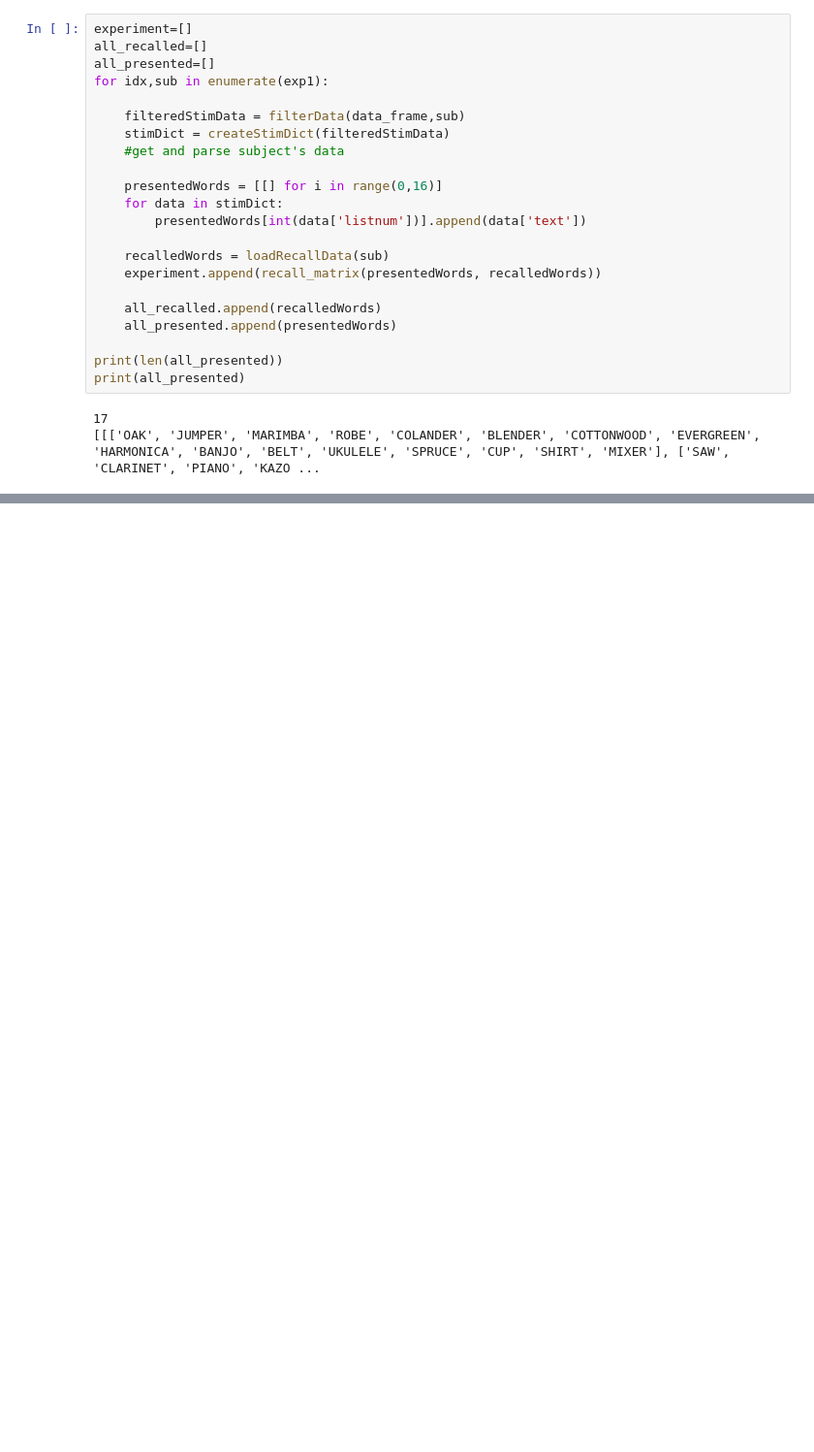
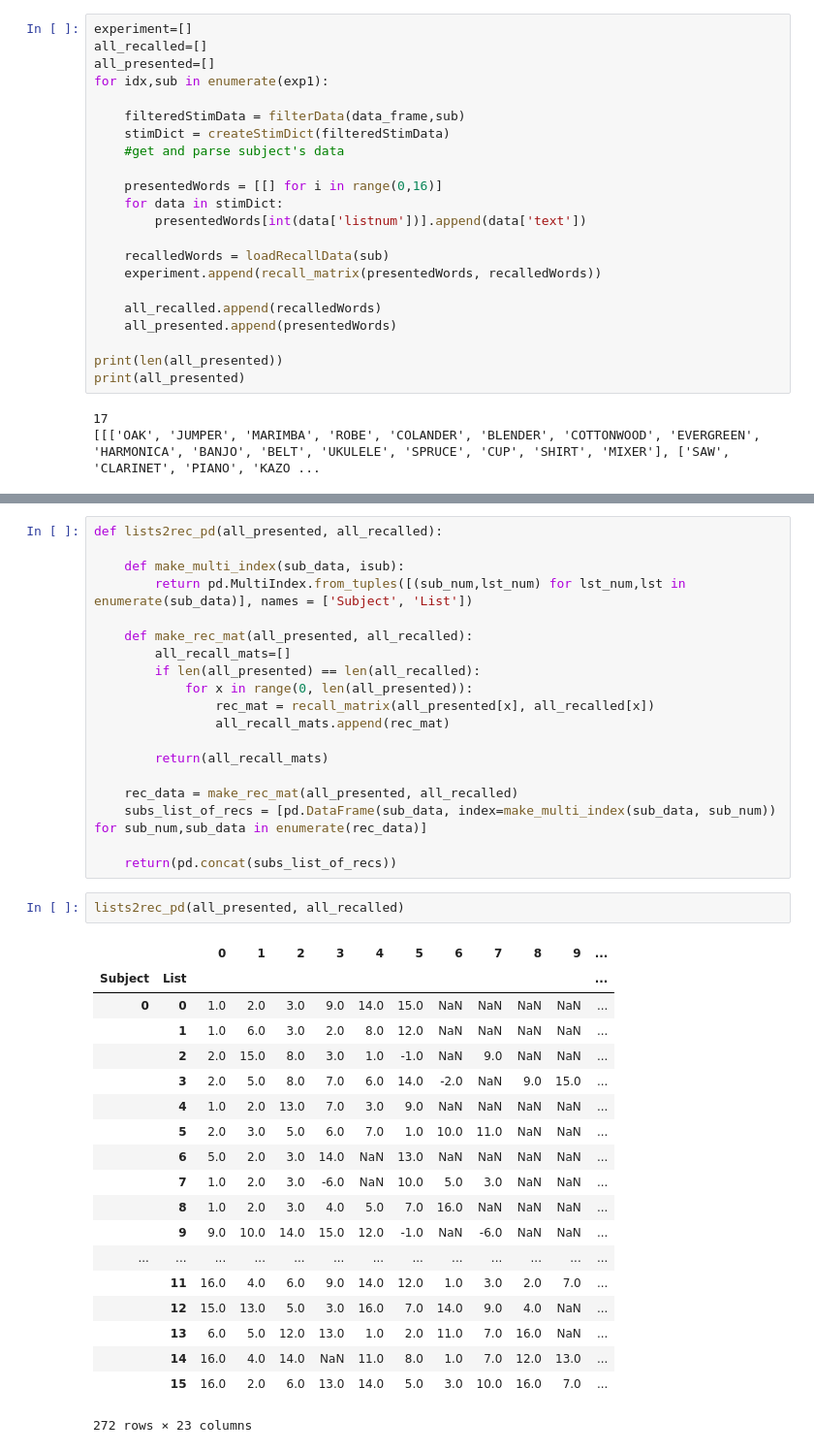
Before and after one commit to ContextLab/quail, a Jupyter notebook: pyrec/Pyro.ipynb, the cells around one changed output, grey strips where cells are left out. Shown at 97% size. Cells and saved outputs as stored; diff of their text form; blank space fills up the shorter version.

```diff
--- a/pyrec/Pyro.ipynb
+++ b/pyrec/Pyro.ipynb
@@ -363,0 +310,41 @@ subs_df
+# %%
+def lists2rec_pd(all_presented, all_recalled):
+
+    def make_multi_index(sub_data, isub):
+        return pd.MultiIndex.from_tuples([(sub_num,lst_num) for lst_num,lst in enumerate(sub_data)], names = ['Subject', 'List'])
+
+    def make_rec_mat(all_presented, all_recalled):
+        all_recall_mats=[]
+        if len(all_presented) == len(all_recalled):
+            for x in range(0, len(all_presented)):
+                rec_mat = recall_matrix(all_presented[x], all_recalled[x])
+                all_recall_mats.append(rec_mat)
+
+        return(all_recall_mats)
+
+    rec_data = make_rec_mat(all_presented, all_recalled)
+    subs_list_of_recs = [pd.DataFrame(sub_data, index=make_multi_index(sub_data, sub_num)) for sub_num,sub_data in enumerate(rec_data)]
+
+    return(pd.concat(subs_list_of_recs))
+# %%
+lists2rec_pd(all_presented, all_recalled)
+# %% [output]
+|  |  | 0 | 1 | 2 | 3 | 4 | 5 | 6 | 7 | 8 | 9 | ... |
+| Subject | List |  |  |  |  |  |  |  |  |  |  | ... |
+| 0 | 0 | 1.0 | 2.0 | 3.0 | 9.0 | 14.0 | 15.0 | NaN | NaN | NaN | NaN | ... |
+|  | 1 | 1.0 | 6.0 | 3.0 | 2.0 | 8.0 | 12.0 | NaN | NaN | NaN | NaN | ... |
+|  | 2 | 2.0 | 15.0 | 8.0 | 3.0 | 1.0 | -1.0 | NaN | 9.0 | NaN | NaN | ... |
+|  | 3 | 2.0 | 5.0 | 8.0 | 7.0 | 6.0 | 14.0 | -2.0 | NaN | 9.0 | 15.0 | ... |
+|  | 4 | 1.0 | 2.0 | 13.0 | 7.0 | 3.0 | 9.0 | NaN | NaN | NaN | NaN | ... |
+|  | 5 | 2.0 | 3.0 | 5.0 | 6.0 | 7.0 | 1.0 | 10.0 | 11.0 | NaN | NaN | ... |
+|  | 6 | 5.0 | 2.0 | 3.0 | 14.0 | NaN | 13.0 | NaN | NaN | NaN | NaN | ... |
+|  | 7 | 1.0 | 2.0 | 3.0 | -6.0 | NaN | 10.0 | 5.0 | 3.0 | NaN | NaN | ... |
+|  | 8 | 1.0 | 2.0 | 3.0 | 4.0 | 5.0 | 7.0 | 16.0 | NaN | NaN | NaN | ... |
+|  | 9 | 9.0 | 10.0 | 14.0 | 15.0 | 12.0 | -1.0 | NaN | -6.0 | NaN | NaN | ... |
+| ... | ... | ... | ... | ... | ... | ... | ... | ... | ... | ... | ... | ... |
+|  | 11 | 16.0 | 4.0 | 6.0 | 9.0 | 14.0 | 12.0 | 1.0 | 3.0 | 2.0 | 7.0 | ... |
+|  | 12 | 15.0 | 13.0 | 5.0 | 3.0 | 16.0 | 7.0 | 14.0 | 9.0 | 4.0 | NaN | ... |
+|  | 13 | 6.0 | 5.0 | 12.0 | 13.0 | 1.0 | 2.0 | 11.0 | 7.0 | 16.0 | NaN | ... |
+|  | 14 | 16.0 | 4.0 | 14.0 | NaN | 11.0 | 8.0 | 1.0 | 7.0 | 12.0 | 13.0 | ... |
+|  | 15 | 16.0 | 2.0 | 6.0 | 13.0 | 14.0 | 5.0 | 3.0 | 10.0 | 16.0 | 7.0 | ... |
+272 rows × 23 columns
```
Also changed, not shown: parts of 6 cells of this notebook, 5 other files.
